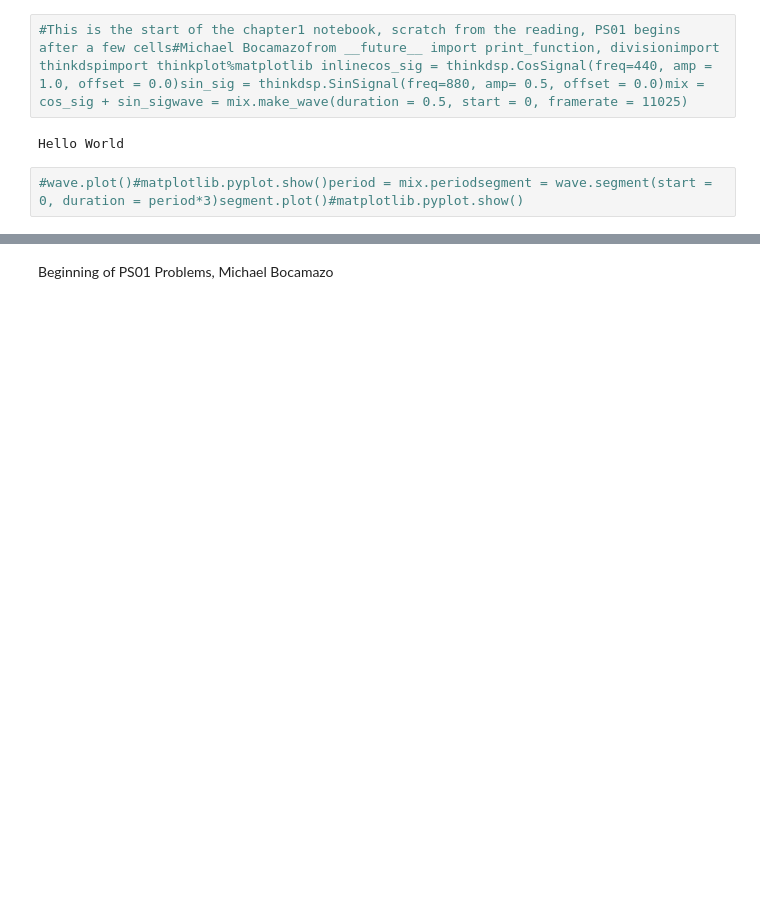
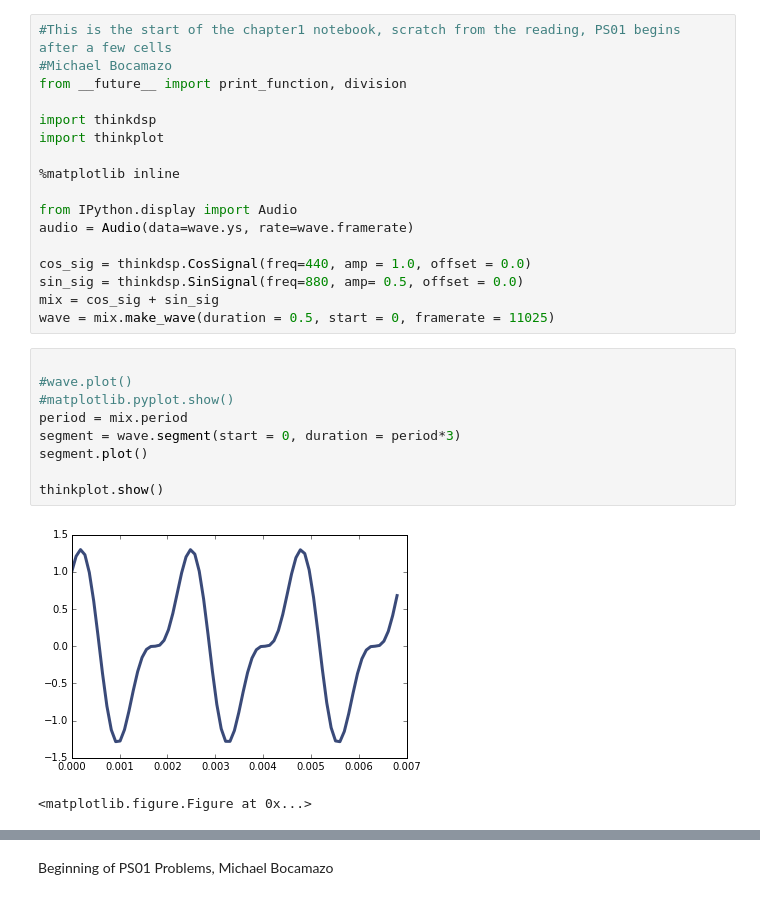
Before and after one commit to sabumjung/ThinkDSP, a Jupyter notebook: code/ps01.ipynb, the cells around one changed output, grey strips where cells are left out. Saved outputs shown, nothing was run; the diff lists cells and outputs as text; blank space fills up the shorter version.

Commit message:
much better after reinstalling anaconda

```diff
--- a/code/ps01.ipynb
+++ b/code/ps01.ipynb
@@ -1,7 +1,30 @@
 # %%
-#This is the start of the chapter1 notebook, scratch from the reading, PS01 begins after a few cells#Michael Bocamazofrom __future__ import print_function, divisionimport thinkdspimport thinkplot%matplotlib inlinecos_sig = thinkdsp.CosSignal(freq=440, amp = 1.0, offset = 0.0)sin_sig = thinkdsp.SinSignal(freq=880, amp= 0.5, offset = 0.0)mix = cos_sig + sin_sigwave = mix.make_wave(duration = 0.5, start = 0, framerate = 11025)
+#This is the start of the chapter1 notebook, scratch from the reading, PS01 begins after a few cells
+#Michael Bocamazo
+from __future__ import print_function, division
+
+import thinkdsp
+import thinkplot
+
+%matplotlib inline
+
+from IPython.display import Audio
+audio = Audio(data=wave.ys, rate=wave.framerate)
+
+cos_sig = thinkdsp.CosSignal(freq=440, amp = 1.0, offset = 0.0)
+sin_sig = thinkdsp.SinSignal(freq=880, amp= 0.5, offset = 0.0)
+mix = cos_sig + sin_sig
+wave = mix.make_wave(duration = 0.5, start = 0, framerate = 11025)
-# %% [output]
-Hello World
 # %%
-#wave.plot()#matplotlib.pyplot.show()period = mix.periodsegment = wave.segment(start = 0, duration = period*3)segment.plot()#matplotlib.pyplot.show()
+
+#wave.plot()
+#matplotlib.pyplot.show()
+period = mix.period
+segment = wave.segment(start = 0, duration = period*3)
+segment.plot()
+
+thinkplot.show()
+# %% [output]
+[figure, added]
+<matplotlib.figure.Figure at 0x...>
 # %%
```
Also changed, not shown: parts of 35 cells of this notebook, 1 other file.
